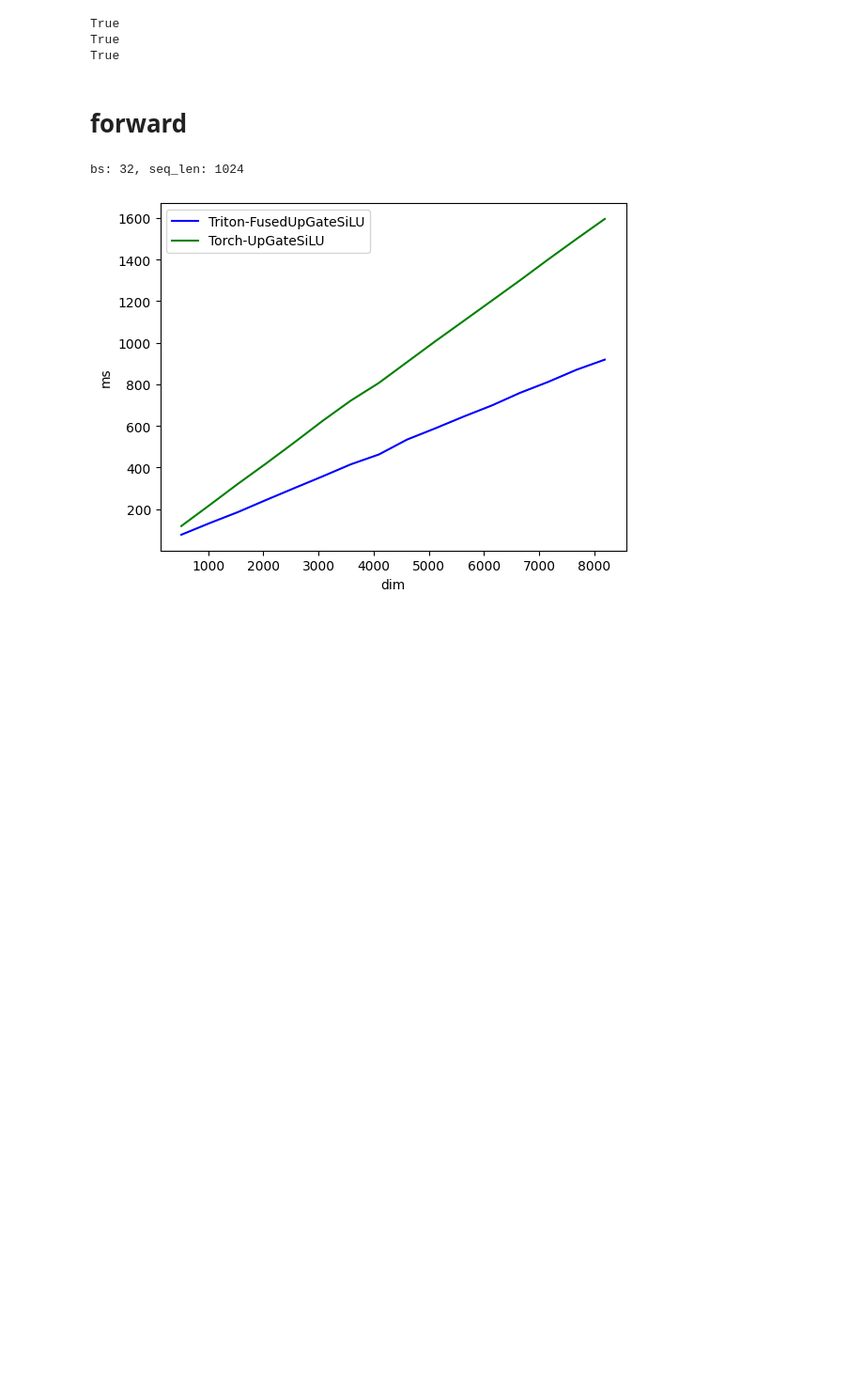
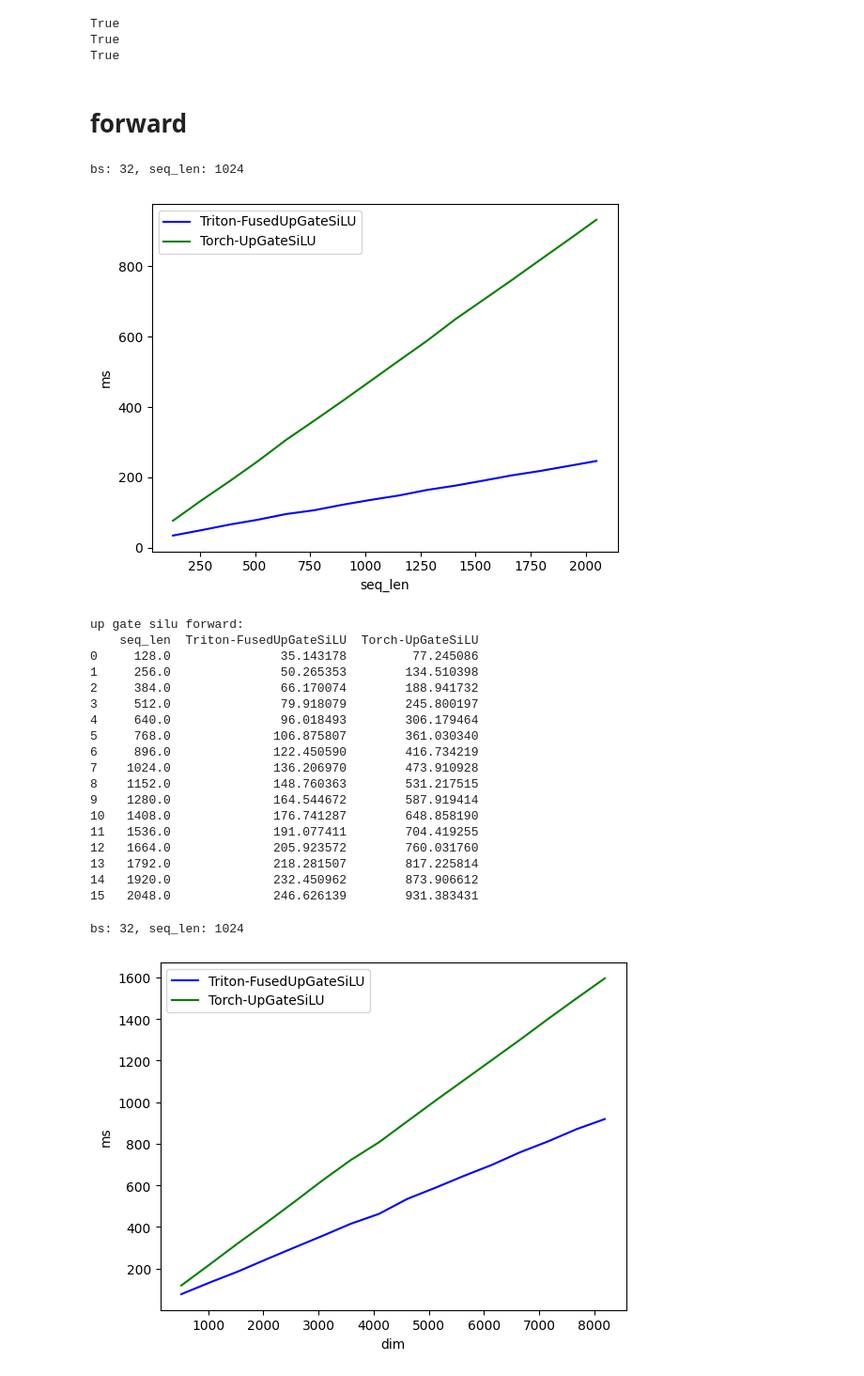
Before and after one commit to mdy666/mdy_triton, a Jupyter notebook: fused_silu.ipynb, the cells around one changed output. Shown: that part at 94% size. Drawn from its saved outputs; the diff is of its cells as text; code cells hidden in the pictures; blank space fills up the shorter version.

```diff
--- a/fused_silu.ipynb
+++ b/fused_silu.ipynb
@@ -108,7 +142,7 @@ fused_up_gate_silu = _FusedSiLU.apply
 # %% [markdown]
 # 精度测试
 # %%
-dim = 1024
+dim = 8192 * 2
 bs = 64
 dtype = torch.float32
 up1 = torch.randn(bs, 2, dim).cuda().to(dtype)
@@ -141,6 +175,63 @@ True
 True
 # %% [markdown]
 # forward
+# %%
+
+torch.cuda.empty_cache()
+@triton.testing.perf_report(
+    triton.testing.Benchmark(
+        x_names=['seq_len'],  # argument names to use as an x-axis for the plot
+        x_vals=[128 * i for i in range(1, 16+1, 1)],  # different possible values for `x_name`
+        line_arg='provider',  # argument name whose value corresponds to a different line in the plot
+        line_vals=['Triton-FusedUpGateSiLU', 'Torch-UpGateSiLU'],  # possible values for `line_arg``
+        line_names=[
+            "Triton-FusedUpGateSiLU",
+            "Torch-UpGateSiLU",
+        ],  # label name for the lines
+        styles=[('blue', '-'), ('green', '-')],  # line styles
+        ylabel="ms",  # label name for the y-axis
+        plot_name="up gate silu forward",  # name for the plot. Used also as a file name for saving the plot.
+        args={'dim': 18944, 'bs': 4}
+        # args={'bs': 2, 'num_head': 32, 'rope_head_dim': 32,
+        #       'nope_head_dim': 64, 'kv_lora_rank': 256},  # values for function arguments not in `x_names` and `y_name`
+    ))
+def benchmark(bs, seq_len, dim, provider):
+    device = torch.device('cuda')
+    dtype = torch.float16
+    up = torch.randn(bs, seq_len, dim, device=device, dtype=dtype)
+    gate = torch.randn_like(up)
+    stream = torch.cuda.Stream()
+    torch.cuda.set_stream(stream)
+
+    if provider == 'Triton-FusedUpGateSiLU':
+        ms = triton.testing.do_bench(lambda: fused_up_gate_silu(up, gate))
+    if provider == 'Torch-UpGateSiLU':
+        ms = triton.testing.do_bench(lambda: up_gate_silu(up, gate))
+
+    return ms * 1e3
+print(f'bs: {32}, seq_len: {1024}')
+benchmark.run(show_plots=True, print_data=True)
+# %% [output]
+bs: 32, seq_len: 1024
+[figure, added]
+up gate silu forward:
+    seq_len  Triton-FusedUpGateSiLU  Torch-UpGateSiLU
+0     128.0               35.143178         77.245086
+1     256.0               50.265353        134.510398
+2     384.0               66.170074        188.941732
+3     512.0               79.918079        245.800197
+4     640.0               96.018493        306.179464
+5     768.0              106.875807        361.030340
+6     896.0              122.450590        416.734219
+7    1024.0              136.206970        473.910928
+8    1152.0              148.760363        531.217515
+9    1280.0              164.544672        587.919414
+10   1408.0              176.741287        648.858190
+11   1536.0              191.077411        704.419255
+12   1664.0              205.923572        760.031760
+13   1792.0              218.281507        817.225814
+14   1920.0              232.450962        873.906612
+15   2048.0              246.626139        931.383431
 # %%
 
 torch.cuda.empty_cache()
```
Also changed, not shown: parts of 3 cells of this notebook, 9 other files.
